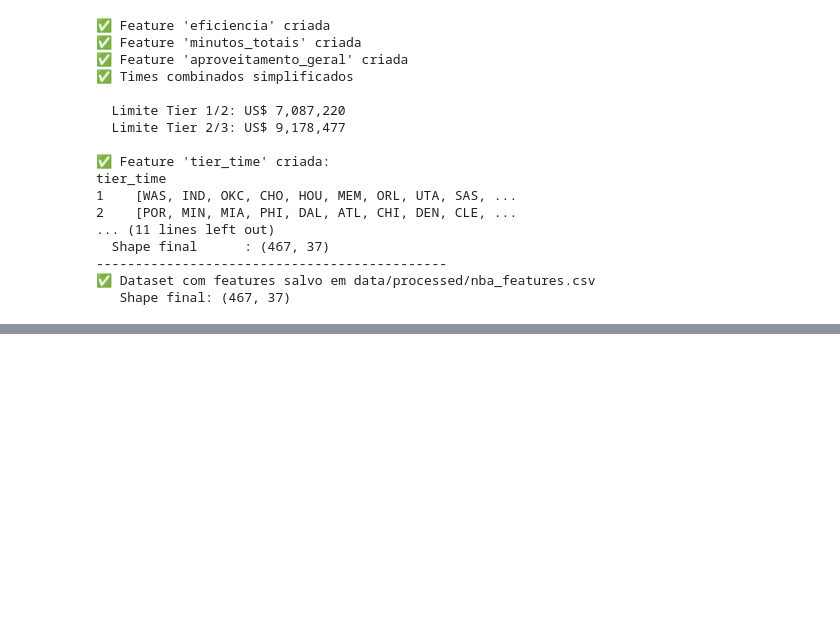
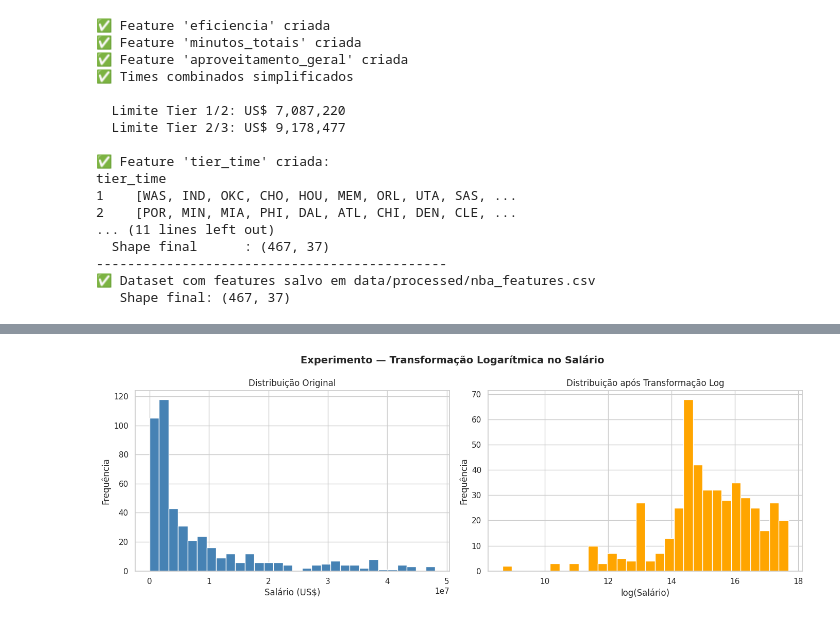
Before and after one commit to rodrigo-seibt/NBA-Salary-Predictor, a Jupyter notebook: notebooks/nba_salary_predictor.ipynb, the cells around one changed output, grey strips where cells are left out. Saved outputs shown, nothing was run; the diff lists cells and outputs as text; code cells hidden in the pictures; blank space fills up the shorter version.

```diff
--- a/notebooks/nba_salary_predictor.ipynb
+++ b/notebooks/nba_salary_predictor.ipynb
@@ -665,0 +1344,86 @@ tier_time
+# %%
+# ============================================================
+# Célula 19: Experimento — Transformação Logarítmica
+# ============================================================
+
+# --------------------------------------------------------
+# Identificamos que o salário tem distribuição assimétrica
+# Testamos a transformação logarítmica para verificar se
+# melhoraria o desempenho da Regressão Linear
+# --------------------------------------------------------
+y_log = np.log1p(df_modelo["Salary"])
+
+# Visualizando o efeito da transformação
+fig, axes = plt.subplots(1, 2, figsize=(14, 5))
+fig.suptitle("Experimento — Transformação Logarítmica no Salário",
+             fontsize=14, fontweight="bold")
+
+axes[0].hist(df_modelo["Salary"], bins=30,
+             color="steelblue", edgecolor="white")
+axes[0].set_title("Distribuição Original")
+axes[0].set_xlabel("Salário (US$)")
+axes[0].set_ylabel("Frequência")
+
+axes[1].hist(y_log, bins=30,
+             color="orange", edgecolor="white")
+axes[1].set_title("Distribuição após Transformação Log")
+axes[1].set_xlabel("log(Salário)")
+axes[1].set_ylabel("Frequência")
+
+plt.tight_layout()
+plt.savefig("grafico_log_transform.png", dpi=120)
+plt.show()
+plt.close()
+
+# --------------------------------------------------------
+# Testando a Regressão Linear com o salário transformado
+# --------------------------------------------------------
+X_train2, X_test2, y_train2, y_test2 = train_test_split(
+    X_completo, y_log, test_size=0.2, random_state=42
+)
+scaler2 = StandardScaler()
+X_train2_scaled = scaler2.fit_transform(X_train2)
+X_test2_scaled  = scaler2.transform(X_test2)
+
+modelo_lr_log = LinearRegression()
+modelo_lr_log.fit(X_train2_scaled, y_train2)
+y_pred_lr_log = modelo_lr_log.predict(X_test2_scaled)
+
+# Convertendo de volta para escala original
+y_pred_orig = np.expm1(y_pred_lr_log)
+y_test_orig = np.expm1(y_test2)
+
+mae_log  = mean_absolute_error(y_test_orig, y_pred_orig)
+rmse_log = np.sqrt(mean_squared_error(y_test_orig, y_pred_orig))
+r2_log   = r2_score(y_test_orig, y_pred_orig)
+
+print("=== RESULTADO DO EXPERIMENTO ===")
+print("-" * 45)
+print(f"  Regressão Linear Original:")
+print(f"    MAE  : US$ {metricas_lr_test['mae']:,.2f}")
+print(f"    RMSE : US$ {metricas_lr_test['rmse']:,.2f}")
+print(f"    R²   : {metricas_lr_test['r2']:.4f}")
+print(f"\n  Regressão Linear + Log:")
+print(f"    MAE  : US$ {mae_log:,.2f}")
+print(f"    RMSE : US$ {rmse_log:,.2f}")
+print(f"    R²   : {r2_log:.4f}")
+print("-" * 45)
+print("""
+  CONCLUSÃO DO EXPERIMENTO:
+  A transformação logarítmica não melhorou o modelo.
+  O R² caiu de 0.69 para 0.39 — resultado pior.
+
+  Isso indica que a relação entre as estatísticas
+  dos jogadores e o salário não é bem capturada
+  por uma transformação logarítmica simples.
+
+  MELHORIAS IDENTIFICADAS PARA VERSÕES FUTURAS:
+  - Testar modelos não lineares como Random Forest
+    e Gradient Boosting que capturam relações mais
+    complexas entre variáveis e salário
+  - Incluir dados de popularidade e marketing
+  - Analisar o impacto de lesões no salário
+  - Explorar outras transformações na variável alvo
+""")
+# %% [output]
+[figure, added]
```
Also changed, not shown: parts of 18 cells of this notebook.
